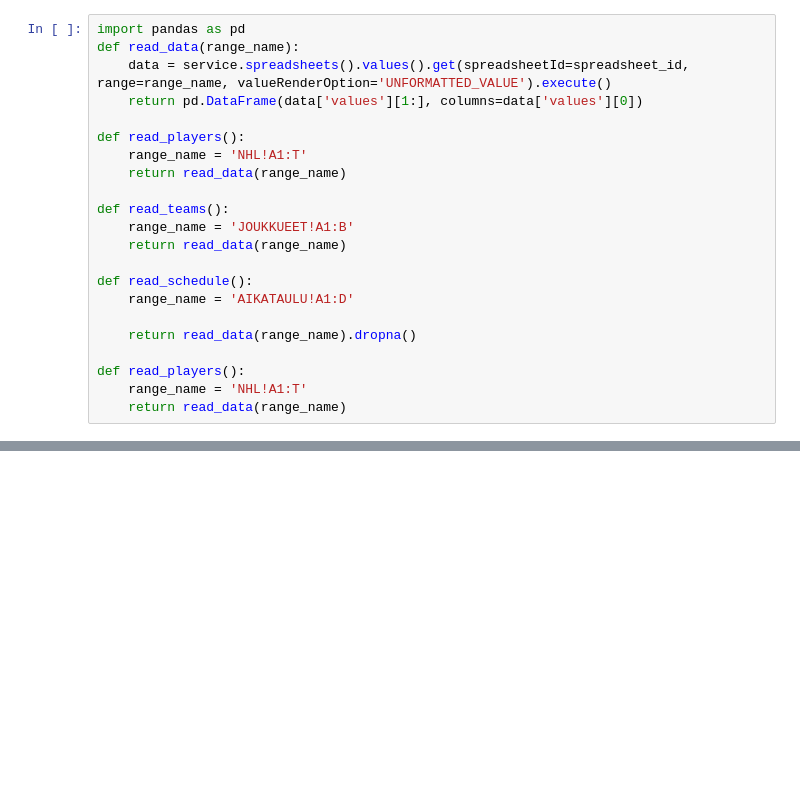
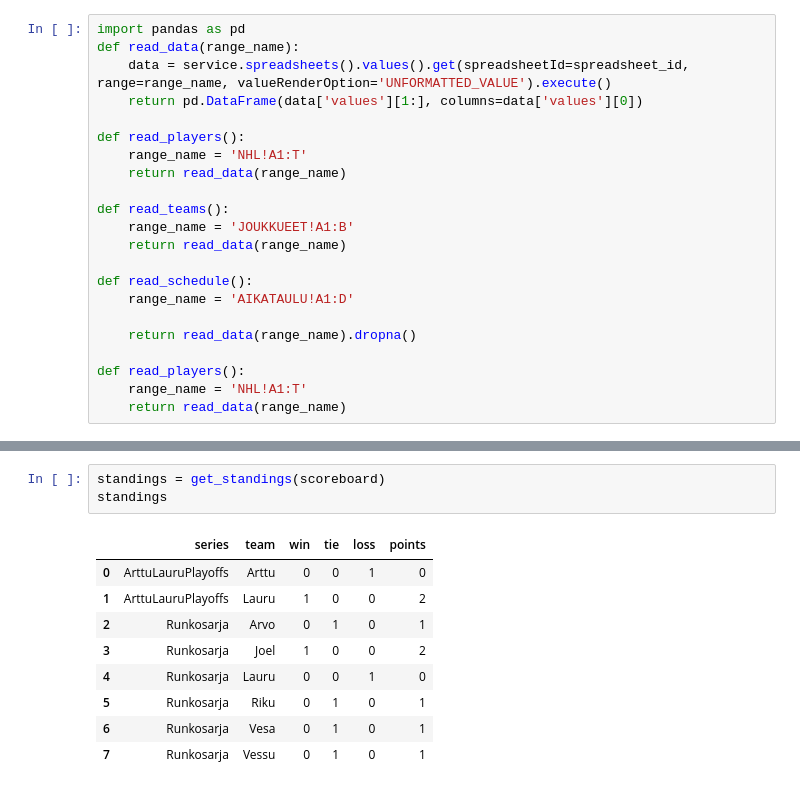
Before and after one commit to loerssoni/gambina-cup, a Jupyter notebook: notebooks/testing.ipynb, the cells around one changed output, grey strips where cells are left out. Cells and saved outputs as stored; diff of their text form; blank space fills up the shorter version.

```diff
--- a/notebooks/testing.ipynb
+++ b/notebooks/testing.ipynb
@@ -225,0 +284,13 @@ goals
+# %%
+standings = get_standings(scoreboard)
+standings
+# %% [output]
+|  | series | team | win | tie | loss | points |
+| 0 | ArttuLauruPlayoffs | Arttu | 0 | 0 | 1 | 0 |
+| 1 | ArttuLauruPlayoffs | Lauru | 1 | 0 | 0 | 2 |
+| 2 | Runkosarja | Arvo | 0 | 1 | 0 | 1 |
+| 3 | Runkosarja | Joel | 1 | 0 | 0 | 2 |
+| 4 | Runkosarja | Lauru | 0 | 0 | 1 | 0 |
+| 5 | Runkosarja | Riku | 0 | 1 | 0 | 1 |
+| 6 | Runkosarja | Vesa | 0 | 1 | 0 | 1 |
+| 7 | Runkosarja | Vessu | 0 | 1 | 0 | 1 |
```
Also changed, not shown: parts of 13 cells of this notebook.
